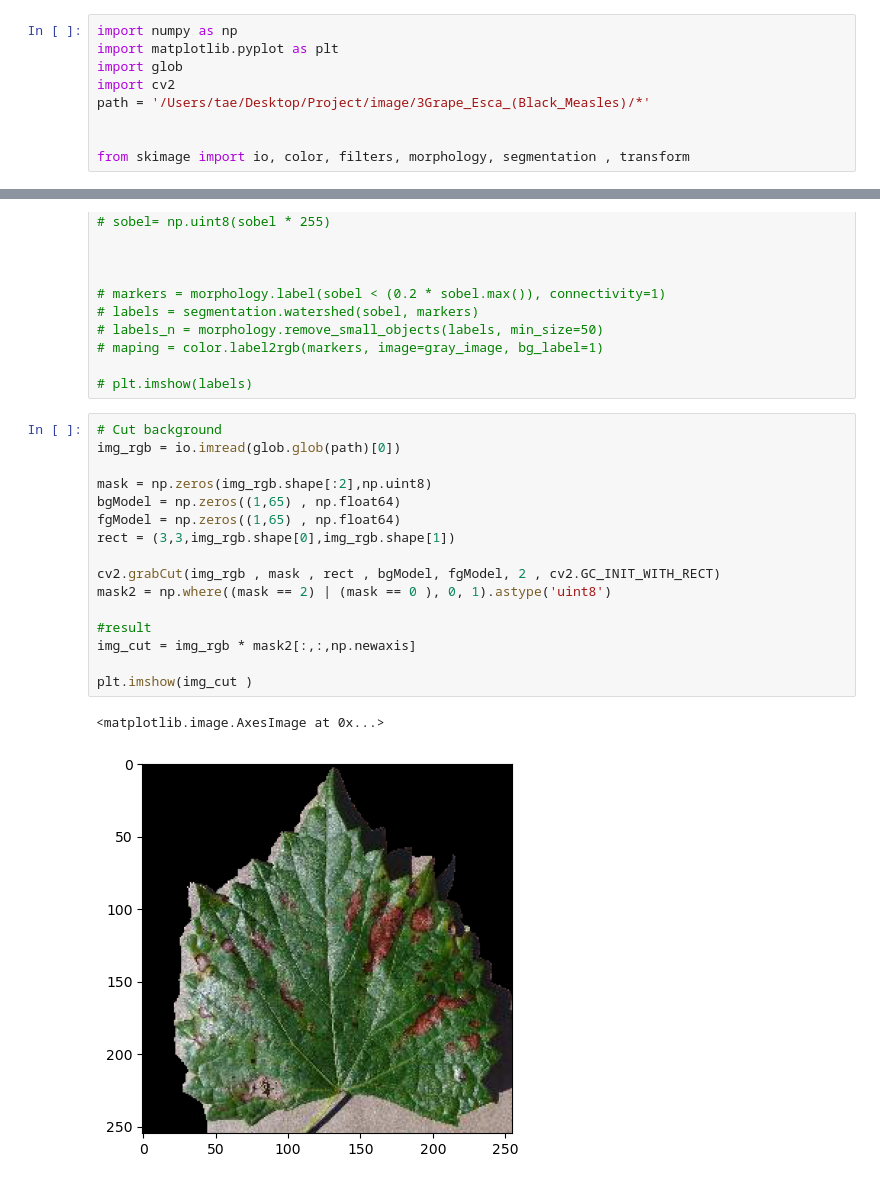
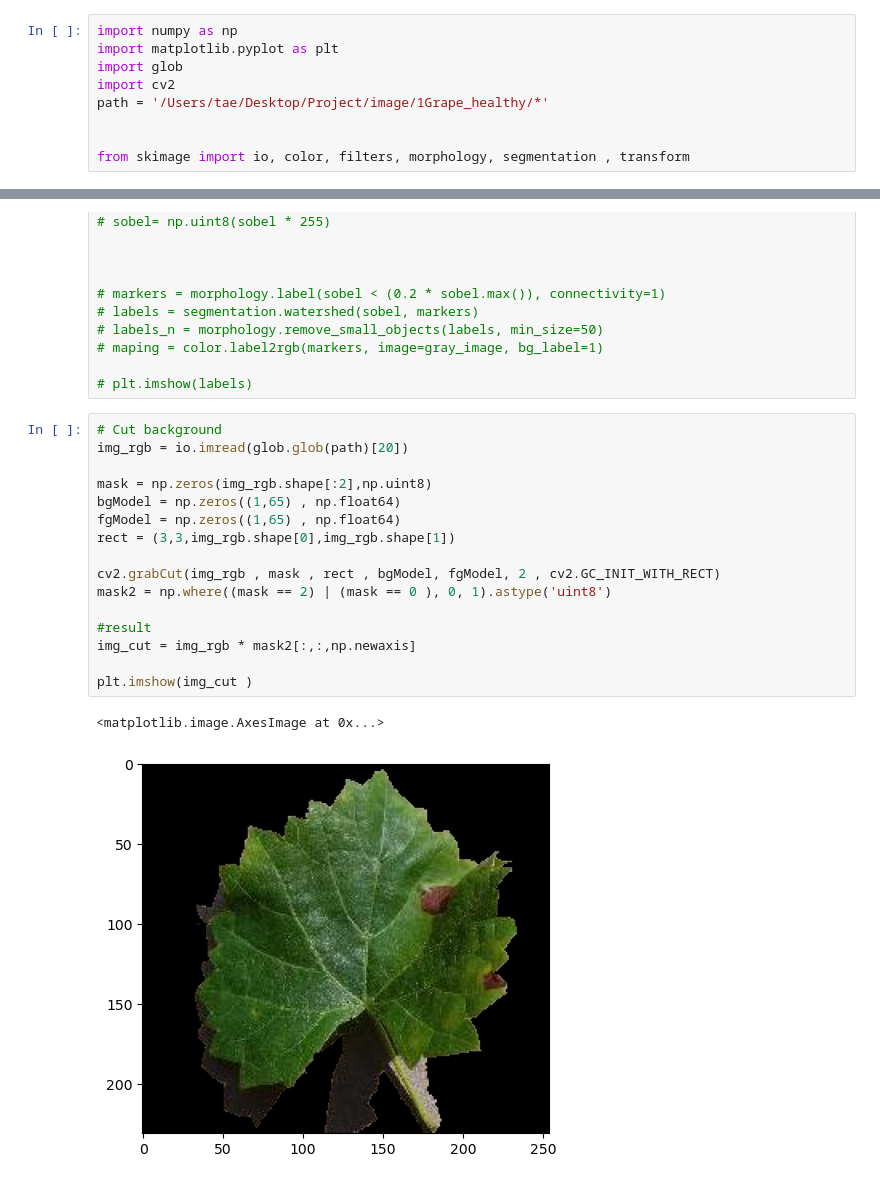
Before and after one commit to taesaksit/project, a Jupyter notebook: Watershed.ipynb, the cells around one changed output, grey strips where cells are left out. Cells and saved outputs as stored; diff of their text form.

```diff
--- a/Watershed.ipynb
+++ b/Watershed.ipynb
@@ -3,7 +3,7 @@ import numpy as np
 import matplotlib.pyplot as plt
 import glob
 import cv2
-path = '/Users/tae/Desktop/Project/image/3Grape_Esca_(Black_Measles)/*'
+path = '/Users/tae/Desktop/Project/image/1Grape_healthy/*'
 
 
 from skimage import io, color, filters, morphology, segmentation , transform
@@ -23,20 +23,20 @@ from skimage import io, color, filters, morphology, segmentation , transform
 # plt.imshow(labels)
 # %%
 # Cut background
-img_rgb = io.imread(glob.glob(path)[0])
+img_rgb = io.imread(glob.glob(path)[20])
 
 mask = np.zeros(img_rgb.shape[:2],np.uint8)
 bgModel = np.zeros((1,65) , np.float64)
 fgModel = np.zeros((1,65) , np.float64)
 rect = (3,3,img_rgb.shape[0],img_rgb.shape[1])
 
 cv2.grabCut(img_rgb , mask , rect , bgModel, fgModel, 2 , cv2.GC_INIT_WITH_RECT)
 mask2 = np.where((mask == 2) | (mask == 0 ), 0, 1).astype('uint8')
 
 #result
 img_cut = img_rgb * mask2[:,:,np.newaxis]
 
 plt.imshow(img_cut )
 # %% [output]
 <matplotlib.image.AxesImage at 0x...>
-[figure, old version]
+[figure, new version]
```
Also changed, not shown: parts of 4 cells of this notebook.
